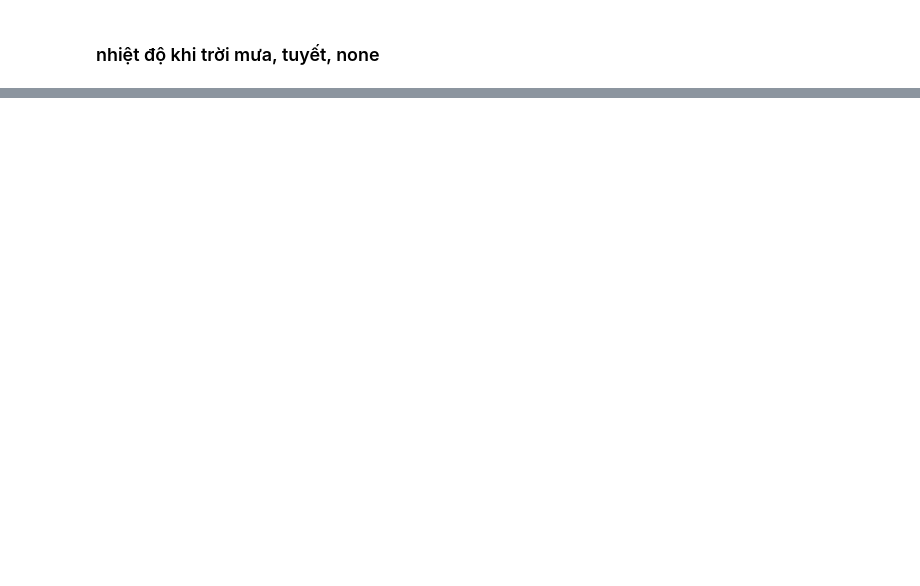
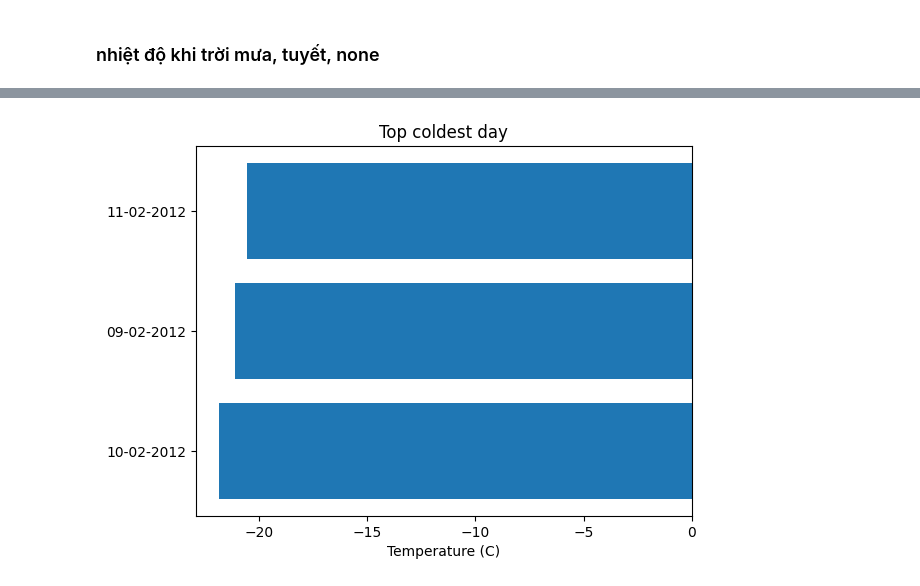
Before and after one commit to CMC-NCKH-2026/Weather_forcasting, a Jupyter notebook: notebooks/Data_Visualization.ipynb, the cells around one changed output, grey strips where cells are left out. Cells and saved outputs as stored; diff of their text form; code cells hidden in the pictures; blank space fills up the shorter version.

```diff
--- a/notebooks/Data_Visualization.ipynb
+++ b/notebooks/Data_Visualization.ipynb
@@ -247,0 +248,10 @@ plt.show()
+# %%
+# Top ten coldest days
+top_coldest = df.sort_values(by='Temperature (C)', ascending=True).head(10)
+date = top_coldest.index.strftime('%d-%m-%Y')
+plt.barh(date, top_coldest['Temperature (C)'])
+plt.title('Top coldest day')
+plt.xlabel('Temperature (C)')
+plt.savefig('../charts/coldest_day.png')
+# %% [output]
+[figure, added]
```
Also changed, not shown: parts of 8 cells of this notebook, 1 other file.
